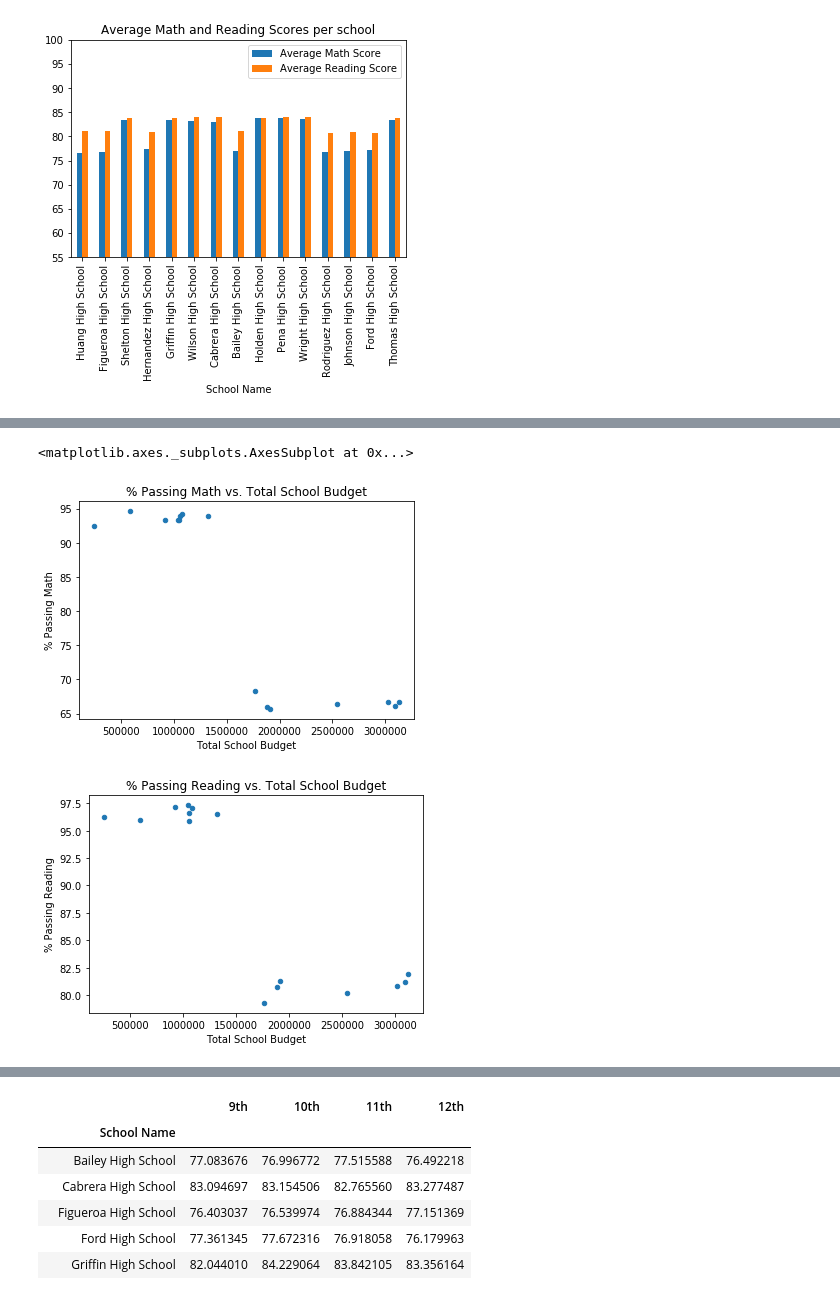
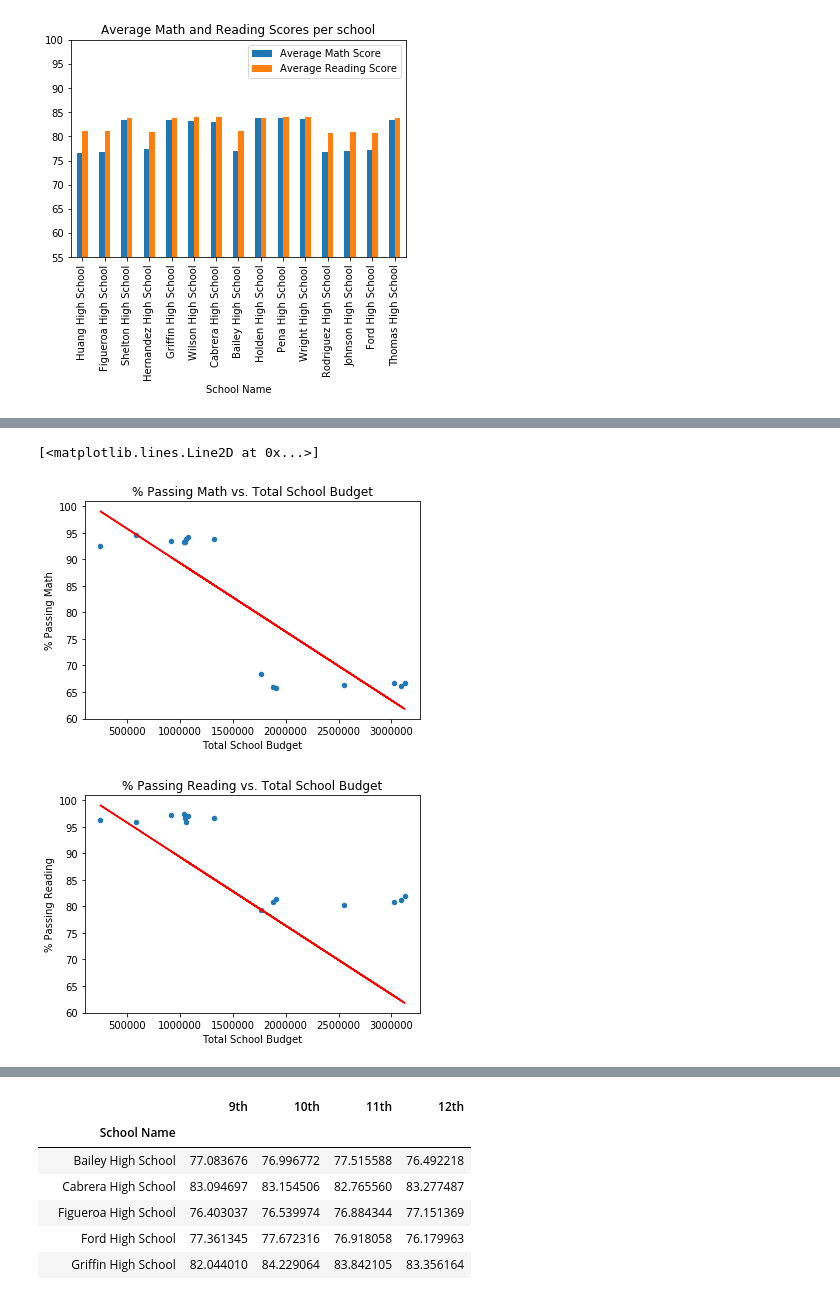
Before and after one commit to camiloibanez/School-Performance, a Jupyter notebook: PyCitySchools/PySchools.ipynb, the cells around one changed output, grey strips where cells are left out. Drawn from its saved outputs; the diff is of its cells as text; code cells hidden in the pictures.

```diff
--- a/PyCitySchools/PySchools.ipynb
+++ b/PyCitySchools/PySchools.ipynb
@@ -243,10 +278,21 @@ School_Summary_plot.plot(kind="scatter", x="Per Student Budget", y="% Passing Re
 # %%
+(slope, intercept, rvalue, pvalue, stderr) = linregress(School_Summary_plot["Total School Budget"],
+                                                        School_Summary_plot["% Passing Math"])
+regress_values = slope*School_Summary_plot["Total School Budget"] + intercept
+
 School_Summary_plot.plot(kind="scatter", x="Total School Budget", y="% Passing Math",
                          title="% Passing Math vs. Total School Budget")
+plt.plot(School_Summary_plot["Total School Budget"], regress_values, "r-")
+
+(slope, intercept, rvalue, pvalue, stderr) = linregress(School_Summary_plot["Total School Budget"],
+                                                        School_Summary_plot["% Passing Math"])
+regress_values = slope*School_Summary_plot["Total School Budget"] + intercept
+
 School_Summary_plot.plot(kind="scatter", x="Total School Budget", y="% Passing Reading",
                          title="% Passing Reading vs. Total School Budget")
+plt.plot(School_Summary_plot["Total School Budget"], regress_values, "r-")
 # %% [output]
-<matplotlib.axes._subplots.AxesSubplot at 0x...>
+[<matplotlib.lines.Line2D at 0x...>]
-[figure, old version]
+[figure, new version]
-[figure, old version]
+[figure, new version]
 # %%
```
Also changed, not shown: parts of 5 cells of this notebook.
